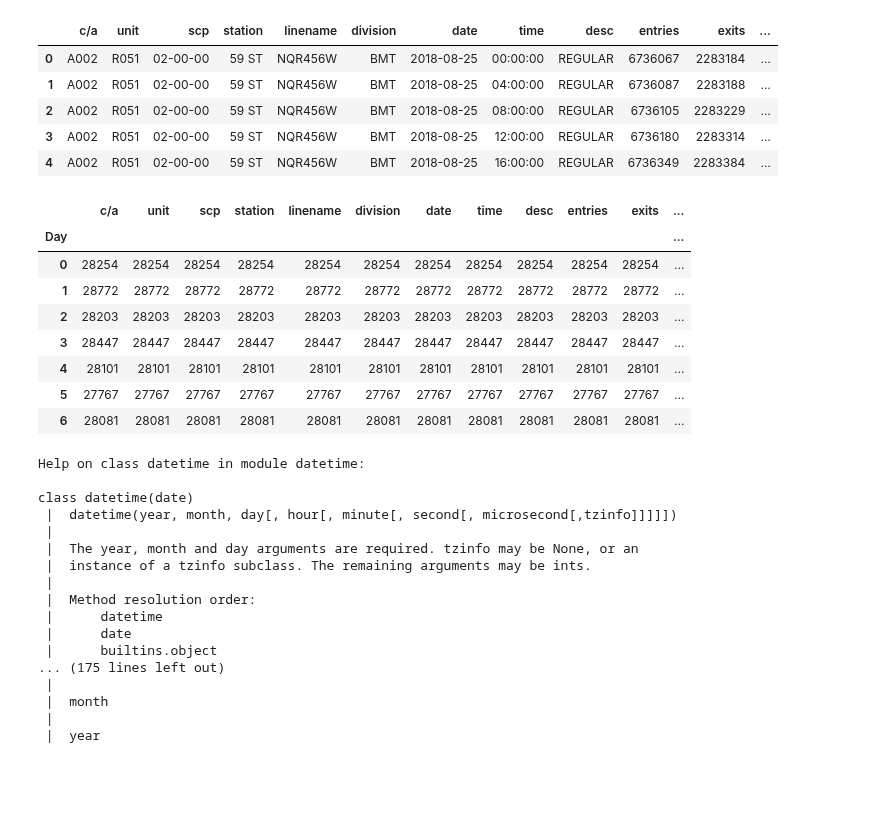
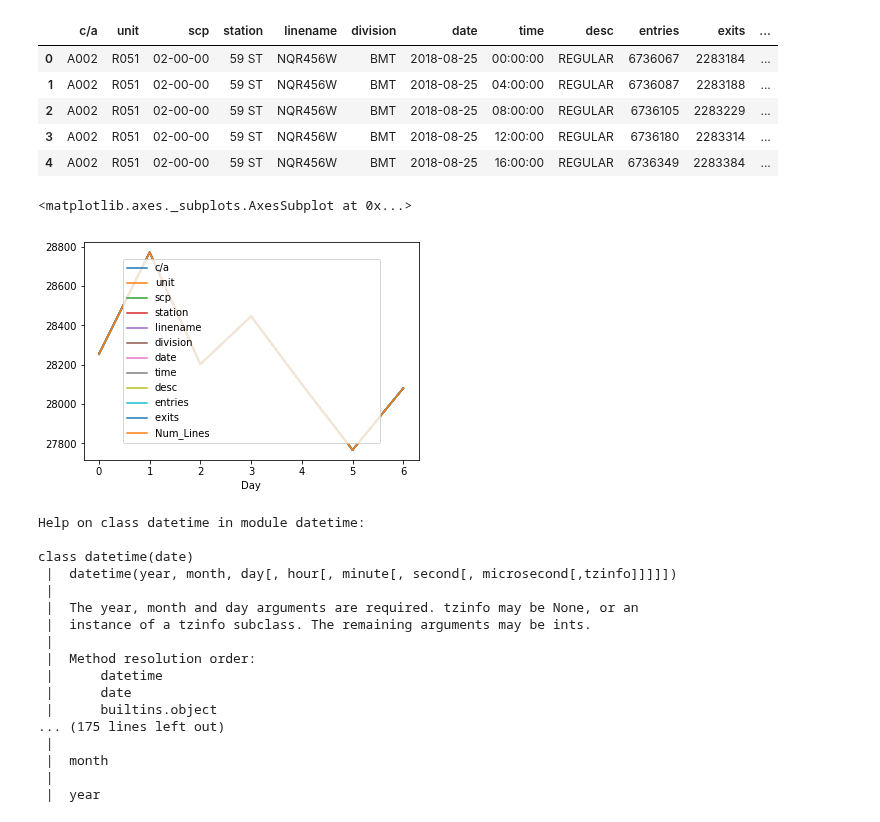
Before and after one commit to nsragow/dsc-pandas-series-and-dataframes-lab-nyc-ds-career-042219, a Jupyter notebook: index.ipynb, the cells around one changed output. Drawn from its saved outputs; the diff is of its cells as text; code cells hidden in the pictures; blank space fills up the shorter version.

```diff
--- a/index.ipynb
+++ b/index.ipynb
@@ -158,17 +158,10 @@ df.head()
 | 3 | A002 | R051 | 02-00-00 | 59 ST | NQR456W | BMT | 2018-08-25 | 12:00:00 | REGULAR | 6736180 | 2283314 | ... |
 | 4 | A002 | R051 | 02-00-00 | 59 ST | NQR456W | BMT | 2018-08-25 | 16:00:00 | REGULAR | 6736349 | 2283384 | ... |
 # %%
-df.groupby(df.Day).count()
+df.groupby(df.Day).count().plot()
 # %% [output]
-|  | c/a | unit | scp | station | linename | division | date | time | desc | entries | exits | ... |
-| Day |  |  |  |  |  |  |  |  |  |  |  | ... |
-| 0 | 28254 | 28254 | 28254 | 28254 | 28254 | 28254 | 28254 | 28254 | 28254 | 28254 | 28254 | ... |
-| 1 | 28772 | 28772 | 28772 | 28772 | 28772 | 28772 | 28772 | 28772 | 28772 | 28772 | 28772 | ... |
-| 2 | 28203 | 28203 | 28203 | 28203 | 28203 | 28203 | 28203 | 28203 | 28203 | 28203 | 28203 | ... |
-| 3 | 28447 | 28447 | 28447 | 28447 | 28447 | 28447 | 28447 | 28447 | 28447 | 28447 | 28447 | ... |
-| 4 | 28101 | 28101 | 28101 | 28101 | 28101 | 28101 | 28101 | 28101 | 28101 | 28101 | 28101 | ... |
-| 5 | 27767 | 27767 | 27767 | 27767 | 27767 | 27767 | 27767 | 27767 | 27767 | 27767 | 27767 | ... |
-| 6 | 28081 | 28081 | 28081 | 28081 | 28081 | 28081 | 28081 | 28081 | 28081 | 28081 | 28081 | ... |
+<matplotlib.axes._subplots.AxesSubplot at 0x...>
+[figure, added]
 # %%
 help(pd.datetime.)#Your code here
 # %% [output]
```
